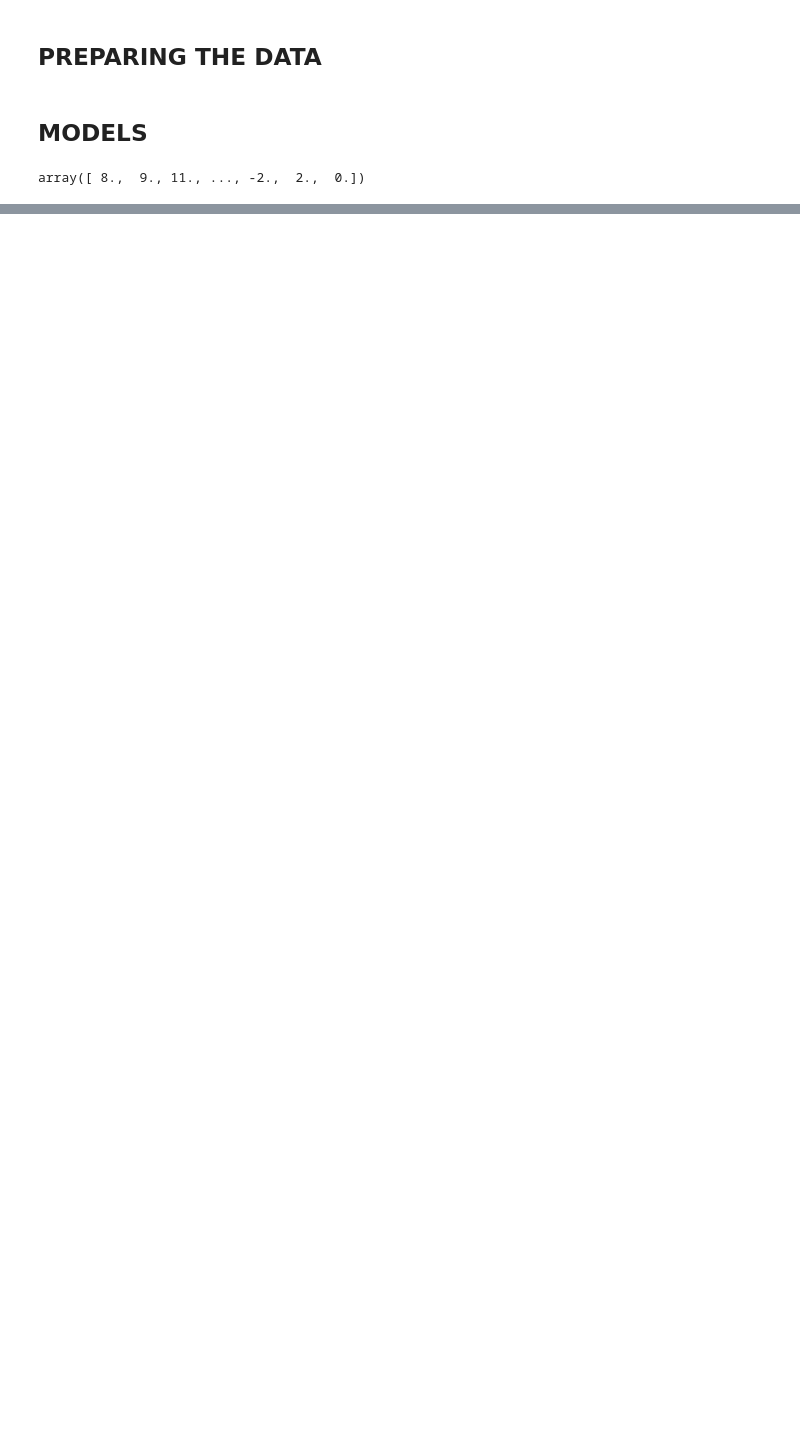
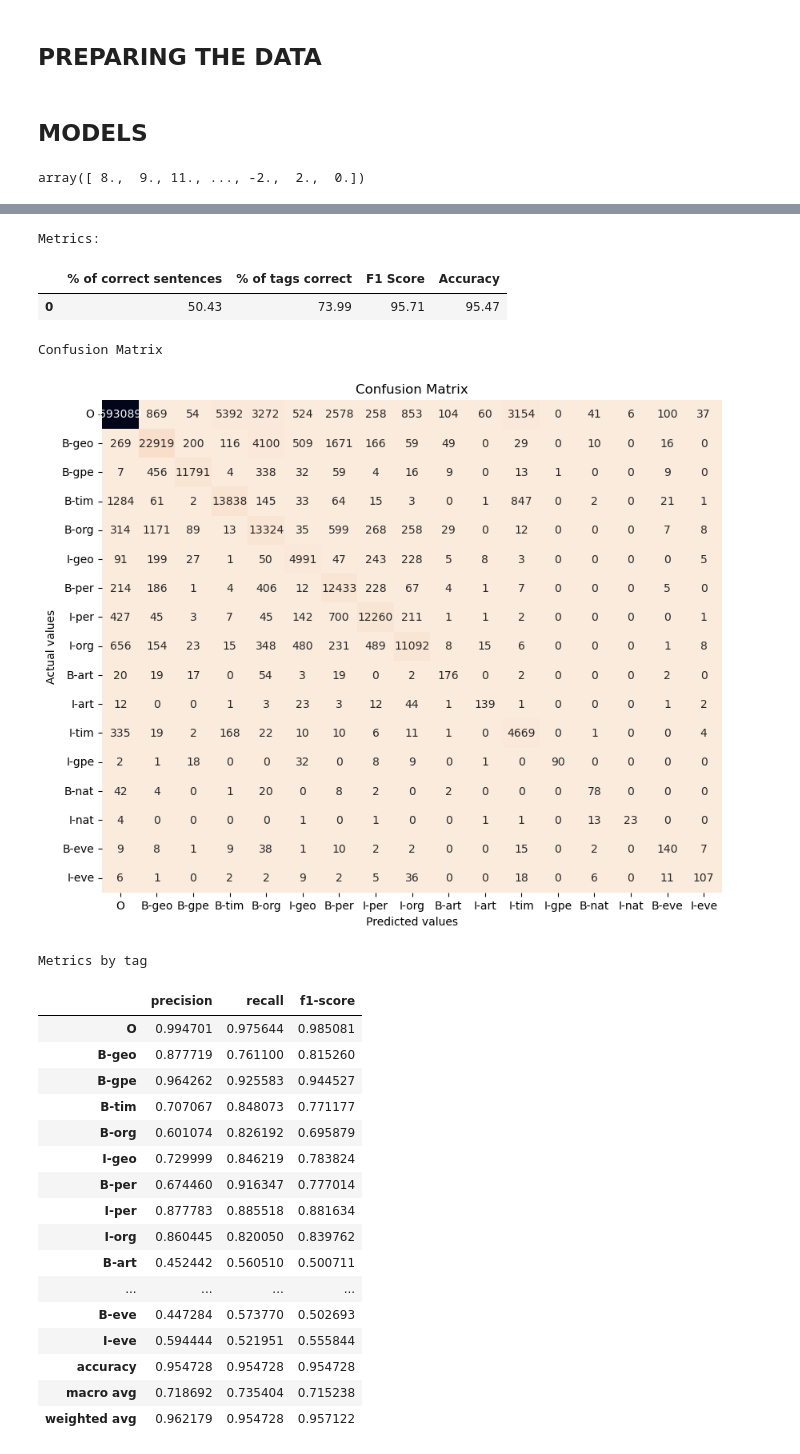
Before and after one commit to zemgabriela/NLP, a Jupyter notebook: Assignment_2/reproducable_results.ipynb, the cells around one changed output, grey strips where cells are left out. Drawn from its saved outputs; the diff is of its cells as text; code cells hidden in the pictures; blank space fills up the shorter version.

```diff
--- a/Assignment_2/reproducable_results.ipynb
+++ b/Assignment_2/reproducable_results.ipynb
@@ -58,8 +98,8 @@ load_predictions=True
 # %%
-evaluate(X_test,structured_perceptron,
+dic_metrics["test-default"]=evaluate(X_test,structured_perceptron,
          test_tag_pos,corpus_tag_dict ,
          y_test_true,
-         "pred_test_default.pkl",load=load_predictions)
+         "pred_test_default",load=load_predictions)
 # %% [output]
 Metrics:
 |  | % correct Sentences | % of Tags Correct | F1 score | Accuracy |
@@ -74,8 +127,10 @@ Confusion Matrix
 # %%
-evaluate(X_tiny,structured_perceptron,
+
+
+dic_metrics["tiny-default"]=evaluate(X_tiny,structured_perceptron,
          tiny_tag_pos,corpus_tag_dict ,
          y_tiny_true,
-         "pred_tiny_default.pkl",load=load_predictions)
+         "pred_tiny_default",load=load_predictions)
 # %% [output]
 Metrics:
 |  | % correct Sentences | % of Tags Correct | F1 score | Accuracy |
@@ -90,4 +157,33 @@ extra_mapping_feature.build_features()
 
 structured_perceptron_extraf = StructuredPerceptron(corpus_word_dict, corpus_tag_dict, extra_mapping_feature)
 structured_perceptron_extraf.load_model(dir='fitted_models/extra_features_model_wo_cython.pkl')
+# %%
+dic_metrics["train-extra"]=evaluate(X_train,structured_perceptron_extraf,
+         train_tag_pos,corpus_tag_dict ,
+         y_train_true,
+         "pred_train_extra",load=load_predictions)
+# %% [output]
+Metrics:
+|  | % of correct sentences | % of tags correct | F1 Score | Accuracy |
+| 0 | 50.43 | 73.99 | 95.71 | 95.47 |
+Confusion Matrix
+[figure, added]
+Metrics by tag
+|  | precision | recall | f1-score |
+| O | 0.994701 | 0.975644 | 0.985081 |
+| B-geo | 0.877719 | 0.761100 | 0.815260 |
+| B-gpe | 0.964262 | 0.925583 | 0.944527 |
+| B-tim | 0.707067 | 0.848073 | 0.771177 |
+| B-org | 0.601074 | 0.826192 | 0.695879 |
+| I-geo | 0.729999 | 0.846219 | 0.783824 |
+| B-per | 0.674460 | 0.916347 | 0.777014 |
+| I-per | 0.877783 | 0.885518 | 0.881634 |
+| I-org | 0.860445 | 0.820050 | 0.839762 |
+| B-art | 0.452442 | 0.560510 | 0.500711 |
+| ... | ... | ... | ... |
+| B-eve | 0.447284 | 0.573770 | 0.502693 |
+| I-eve | 0.594444 | 0.521951 | 0.555844 |
+| accuracy | 0.954728 | 0.954728 | 0.954728 |
+| macro avg | 0.718692 | 0.735404 | 0.715238 |
+| weighted avg | 0.962179 | 0.954728 | 0.957122 |
 # %%
```
Also changed, not shown: parts of 7 cells of this notebook, 13 other files.
